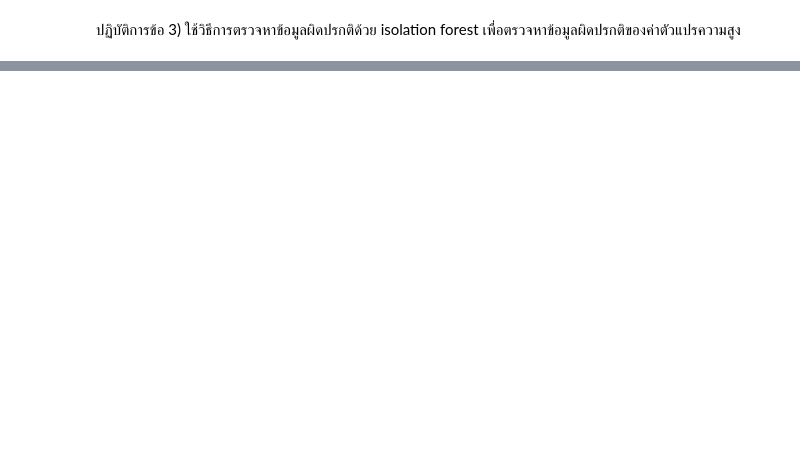
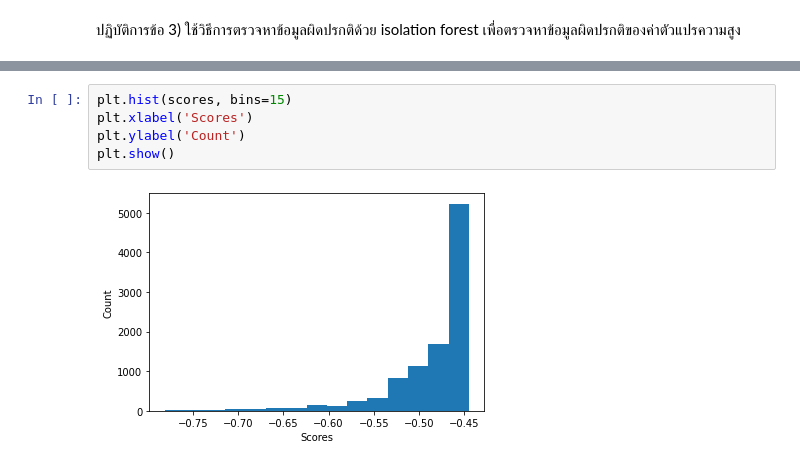
Before and after one commit to tackulus/204426, a Jupyter notebook: Lab_07_610510531.ipynb, the cells around one changed output, grey strips where cells are left out. Drawn from its saved outputs; the diff is of its cells as text; blank space fills up the shorter version.

```diff
--- a/Lab_07_610510531.ipynb
+++ b/Lab_07_610510531.ipynb
@@ -124,0 +156,7 @@ data[scores < threshold]
+# %%
+plt.hist(scores, bins=15)
+plt.xlabel('Scores')
+plt.ylabel('Count')
+plt.show()
+# %% [output]
+[figure, added]
```
Also changed, not shown: parts of 12 cells of this notebook.
